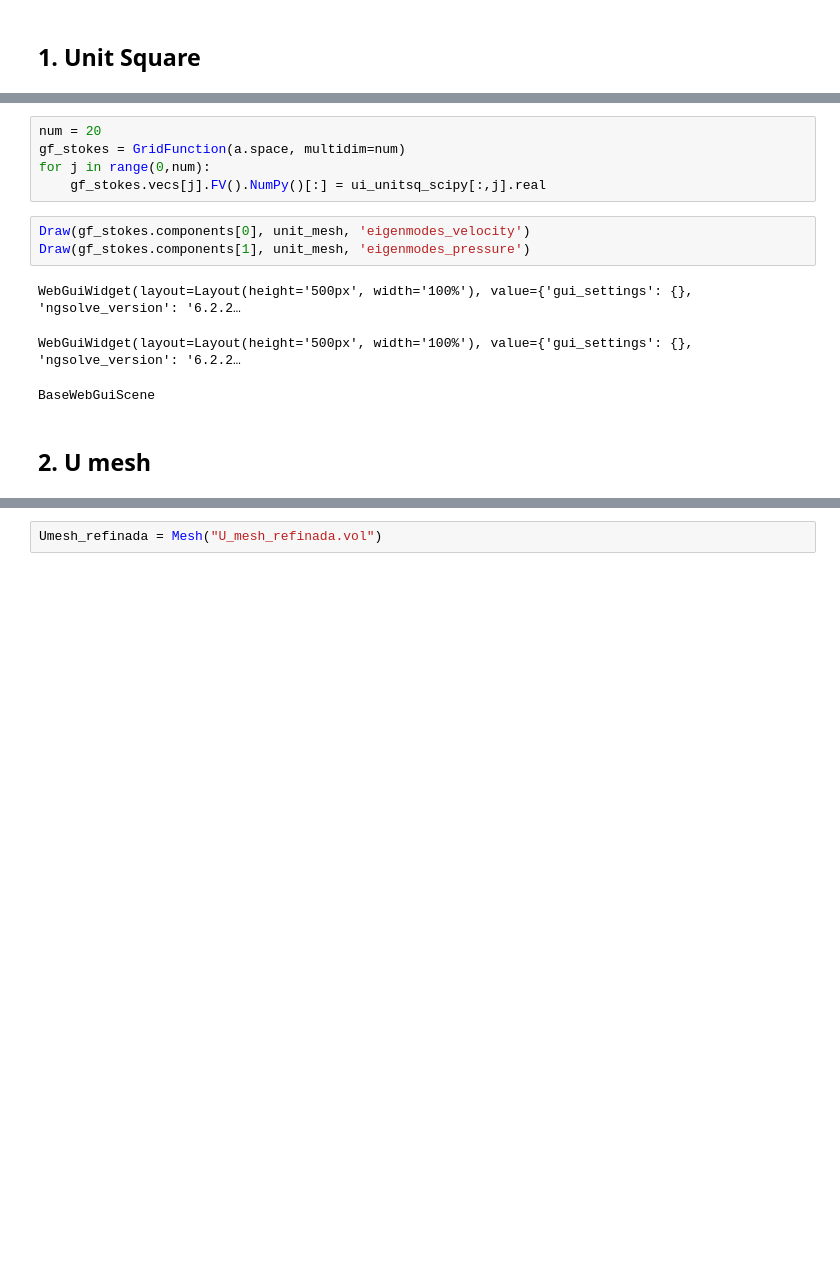
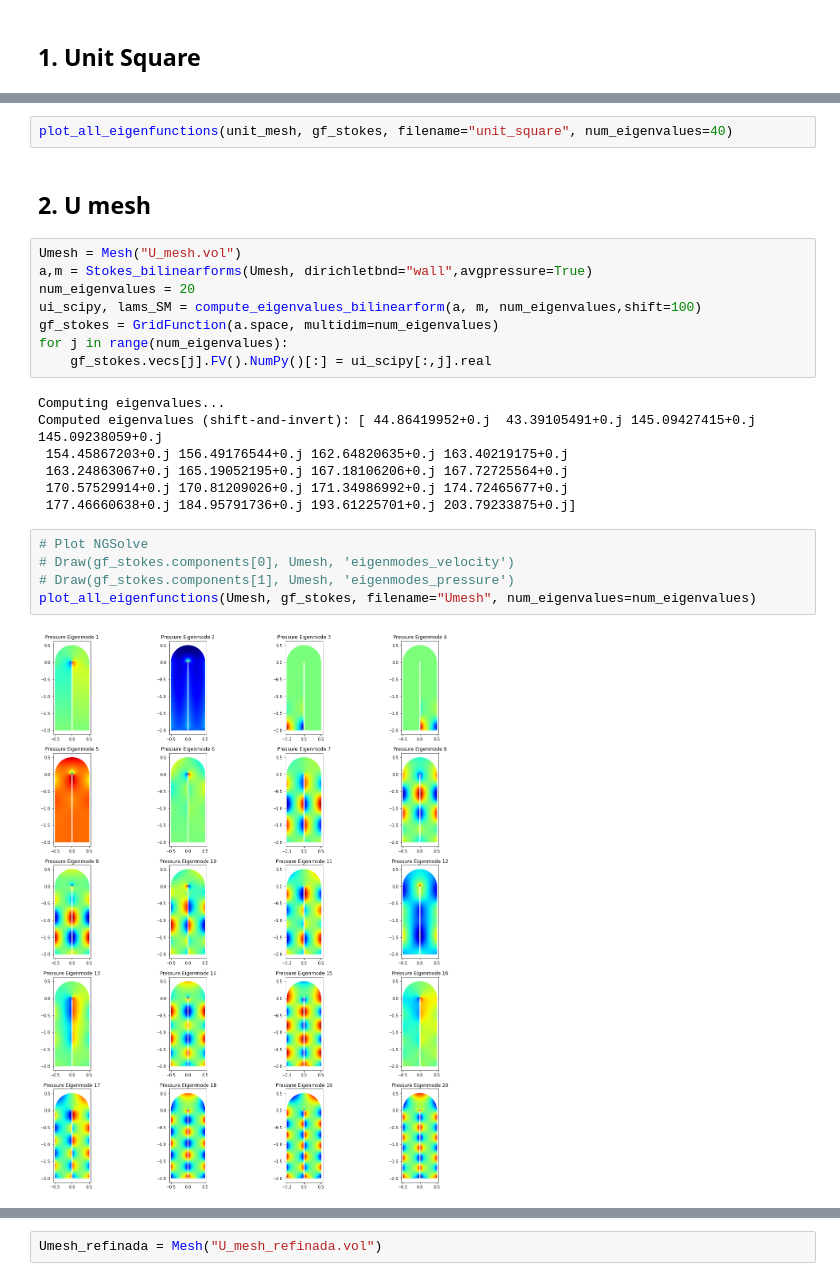
Before and after one commit to Ignacio-TG/SKFEM, a Jupyter notebook: Examples and Tests/NGSolve/Stokes_Eigenvalue_solver.ipynb, the cells around one changed output, grey strips where cells are left out. Drawn from its saved outputs; the diff is of its cells as text; blank space fills up the shorter version.

```diff
--- a/Examples and Tests/NGSolve/Stokes_Eigenvalue_solver.ipynb
+++ b/Examples and Tests/NGSolve/Stokes_Eigenvalue_solver.ipynb
@@ -70,14 +228,26 @@ Computed eigenvalues (shift-and-invert): [ 52.36254439+0.j  92.2054846 +0.j  92.
-# %%
-num = 20
-gf_stokes = GridFunction(a.space, multidim=num)
-for j in range(0,num):
-    gf_stokes.vecs[j].FV().NumPy()[:] = ui_unitsq_scipy[:,j].real
-# %%
-Draw(gf_stokes.components[0], unit_mesh, 'eigenmodes_velocity')
-Draw(gf_stokes.components[1], unit_mesh, 'eigenmodes_pressure')
-# %% [output]
-WebGuiWidget(layout=Layout(height='500px', width='100%'), value={'gui_settings': {}, 'ngsolve_version': '6.2.2…
-WebGuiWidget(layout=Layout(height='500px', width='100%'), value={'gui_settings': {}, 'ngsolve_version': '6.2.2…
-BaseWebGuiScene
+# %%
+plot_all_eigenfunctions(unit_mesh, gf_stokes, filename="unit_square", num_eigenvalues=40)
 # %% [markdown]
 ## 2. U mesh
+# %%
+Umesh = Mesh("U_mesh.vol")
+a,m = Stokes_bilinearforms(Umesh, dirichletbnd="wall",avgpressure=True)
+num_eigenvalues = 20
+ui_scipy, lams_SM = compute_eigenvalues_bilinearform(a, m, num_eigenvalues,shift=100)
+gf_stokes = GridFunction(a.space, multidim=num_eigenvalues)
+for j in range(num_eigenvalues):
+    gf_stokes.vecs[j].FV().NumPy()[:] = ui_scipy[:,j].real
+# %% [output]
+Computing eigenvalues...
+Computed eigenvalues (shift-and-invert): [ 44.86419952+0.j  43.39105491+0.j 145.09427415+0.j 145.09238059+0.j
+ 154.45867203+0.j 156.49176544+0.j 162.64820635+0.j 163.40219175+0.j
+ 163.24863067+0.j 165.19052195+0.j 167.18106206+0.j 167.72725564+0.j
+ 170.57529914+0.j 170.81209026+0.j 171.34986992+0.j 174.72465677+0.j
+ 177.46660638+0.j 184.95791736+0.j 193.61225701+0.j 203.79233875+0.j]
+# %%
+# Plot NGSolve
+# Draw(gf_stokes.components[0], Umesh, 'eigenmodes_velocity')
+# Draw(gf_stokes.components[1], Umesh, 'eigenmodes_pressure')
+plot_all_eigenfunctions(Umesh, gf_stokes, filename="Umesh", num_eigenvalues=num_eigenvalues)
+# %% [output]
+[figure, added]
```
Also changed, not shown: parts of 13 cells of this notebook.
